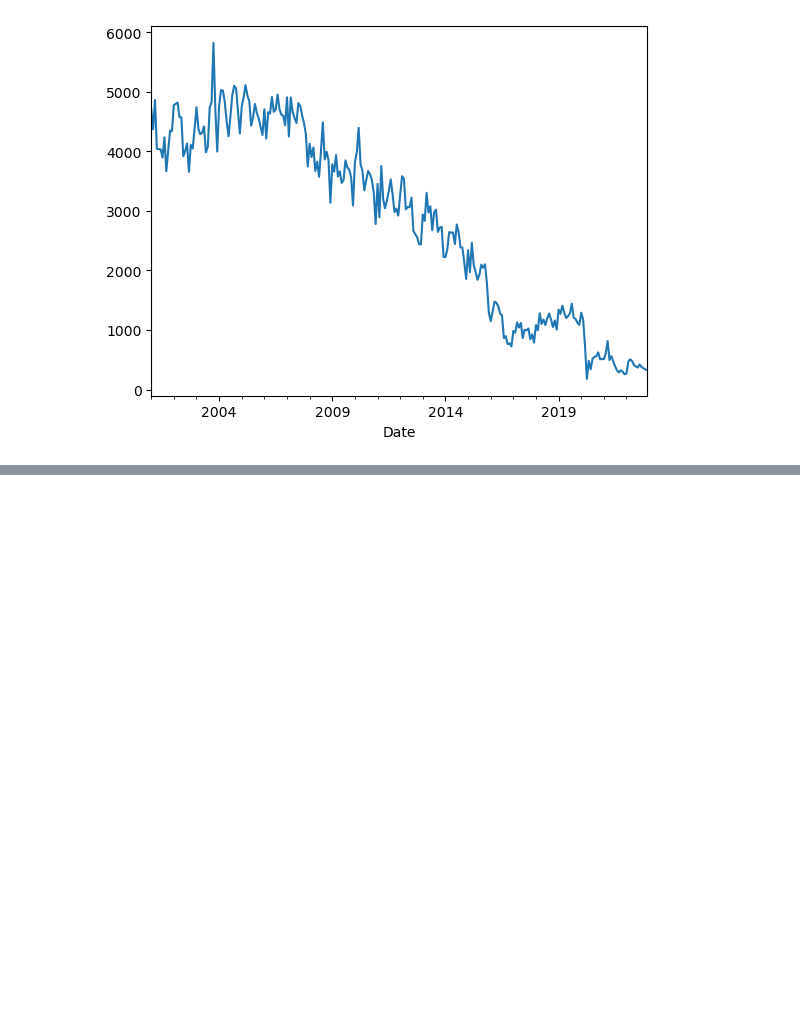
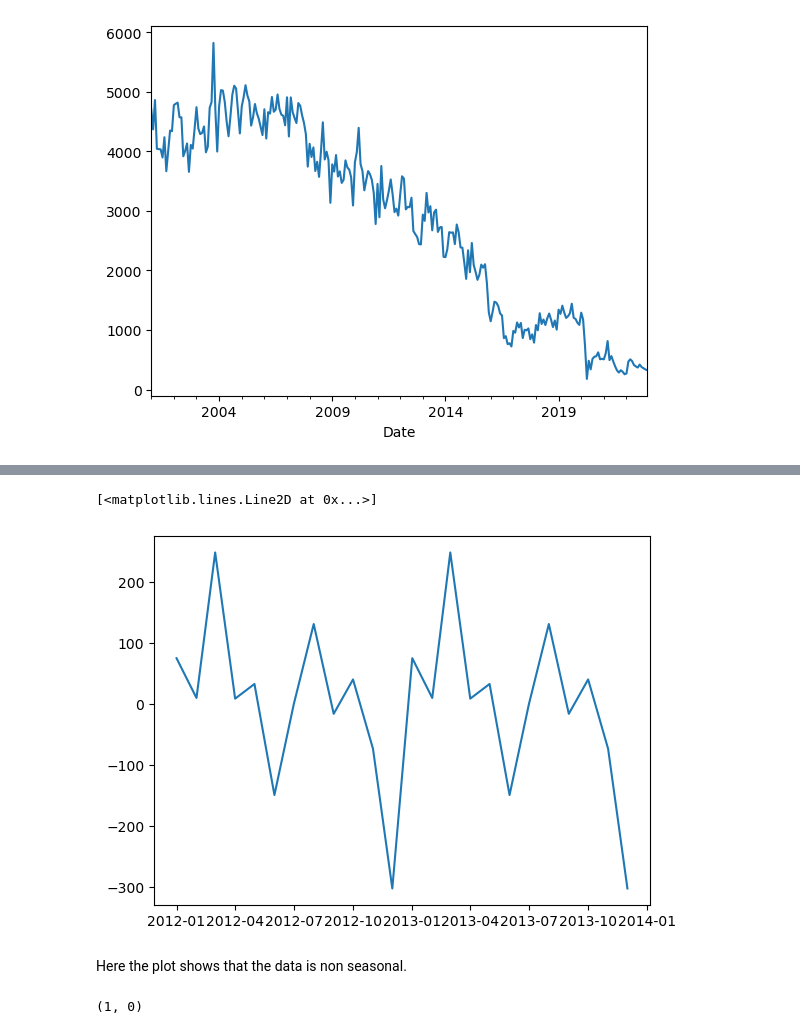
Before and after one commit to Mrammoss/Chicago-Data, a Jupyter notebook: Crime-Data-2.ipynb, the cells around one changed output, grey strips where cells are left out. Drawn from its saved outputs; the diff is of its cells as text; code cells hidden in the pictures; blank space fills up the shorter version.

```diff
--- a/Crime-Data-2.ipynb
+++ b/Crime-Data-2.ipynb
@@ -245,0 +378,14 @@ crime_sizes.loc['NARCOTICS'].plot();
+# %%
+plt.plot(decomp_narcs.seasonal.loc['2012':'2013'])
+# %% [output]
+[<matplotlib.lines.Line2D at 0x...>]
+[figure, added]
+# %% [markdown]
+Here the plot shows that the data is non seasonal.
+# %%
+d = ndiffs(ts_narcs)
+D = nsdiffs(ts_narcs, m=12)
+
+d, D
+# %% [output]
+(1, 0)
```
Also changed, not shown: parts of 42 cells of this notebook.
